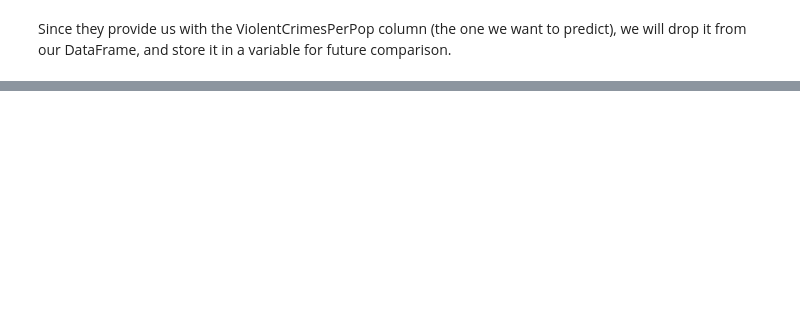
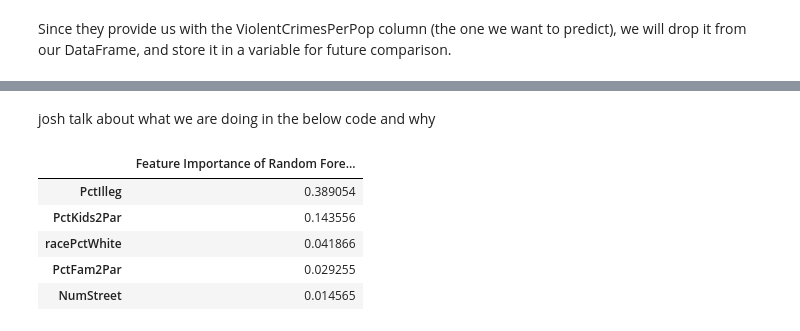
Before and after one commit to ddeychak/ddeychak.github.io, a Jupyter notebook: FinalTutorial - Gold Master.ipynb, the cells around one changed output, grey strips where cells are left out. Cells and saved outputs as stored; diff of their text form; code cells hidden in the pictures; blank space fills up the shorter version.

```diff
--- a/FinalTutorial - Gold Master.ipynb
+++ b/FinalTutorial - Gold Master.ipynb
@@ -328,0 +357,15 @@ ICD.display(rfDF)
+# %% [markdown]
+josh talk about what we are doing in the below code and why
+# %%
+#Create a Random Forest Regressor feature importance dataframe
+rfDF = pd.DataFrame(b[sorted_indRF[-5:]], columns=['Feature Importance of Random Forest Regressor'])
+rfDF.index = data_df.columns[sorted_indRF[-5:]]
+rfDF = rfDF.sort_values(ascending=False, by='Feature Importance of Random Forest Regressor')
+ICD.display(rfDF)
+# %% [output]
+|  | Feature Importance of Random Fore... |
+| PctIlleg | 0.389054 |
+| PctKids2Par | 0.143556 |
+| racePctWhite | 0.041866 |
+| PctFam2Par | 0.029255 |
+| NumStreet | 0.014565 |
```
Also changed, not shown: parts of 12 cells of this notebook.
